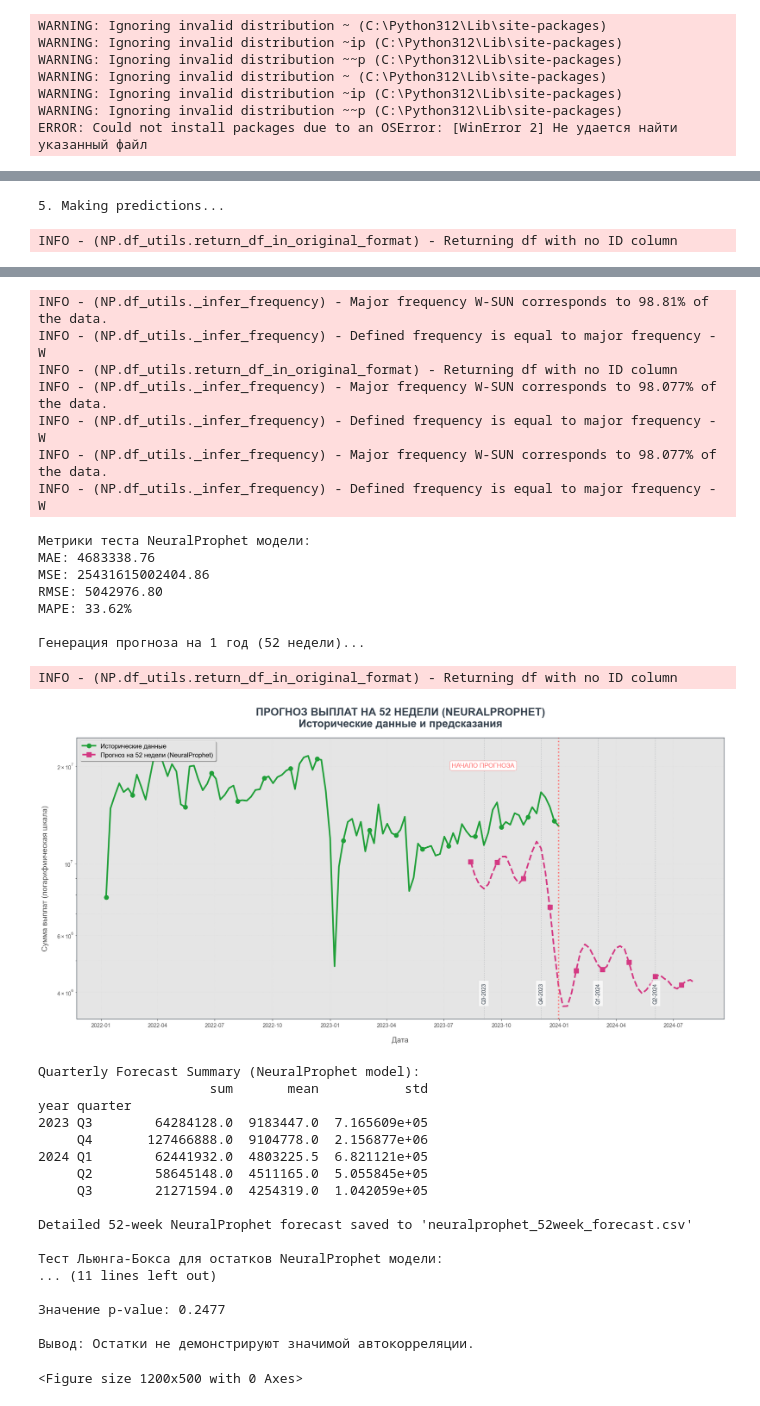
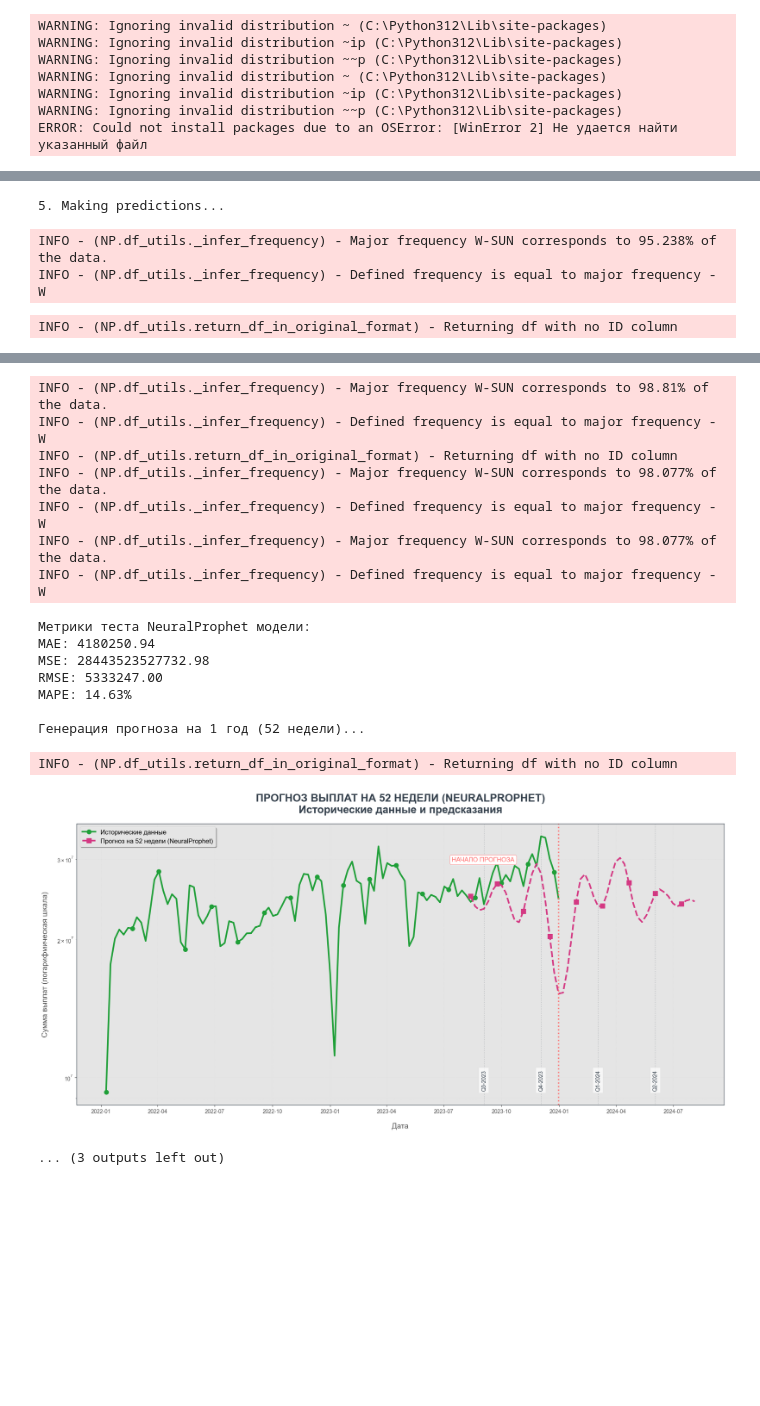
Before and after one commit to MaximIgitov/cup_it_25, a Jupyter notebook: hypotheses/h7_neural_prophet.ipynb, the cells around one changed output, grey strips where cells are left out. Drawn from its saved outputs; the diff is of its cells as text; code cells hidden in the pictures; blank space fills up the shorter version.

Commit message:
decimal fix

```diff
--- a/hypotheses/h7_neural_prophet.ipynb
+++ b/hypotheses/h7_neural_prophet.ipynb
@@ -39,7 +39,7 @@ from statsmodels.stats.diagnostic import acorr_ljungbox
 
 # 1. Load and prepare data
 print("1. Loading and preparing data...")
-data = pd.read_csv(r"D:\repositories\cup_it_25\CupIT_Sber_data.csv", delimiter=";")
+data = pd.read_csv(r"D:\repositories\cup_it_25\CupIT_Sber_data.csv", delimiter=";", decimal=',')
 data['service_amount_net'] = pd.to_numeric(data['service_amount_net'], errors='coerce')
 data['service_date'] = pd.to_datetime(data['service_date'])
 data = data.dropna(subset=['service_date', 'service_amount_net'])
@@ -219,2 +217,4 @@ INFO - (NP.df_utils._infer_frequency) - Defined frequency is equal to major freq
 5. Making predictions...
-INFO - (NP.df_utils.return_df_in_original_format) - Returning df with no ID column
+INFO - (NP.df_utils._infer_frequency) - Major frequency W-SUN corresponds to 95.238% of the data.
+INFO - (NP.df_utils._infer_frequency) - Defined frequency is equal to major frequency - W
+INFO - (NP.df_utils.return_df_in_original_format) - Returning df with no ID column
@@ -222,34 +222,17 @@ INFO - (NP.df_utils.return_df_in_original_format) - Returning df with no ID colu
-INFO - (NP.df_utils._infer_frequency) - Major frequency W-SUN corresponds to 98.81% of the data.
-INFO - (NP.df_utils._infer_frequency) - Defined frequency is equal to major frequency - W
-INFO - (NP.df_utils.return_df_in_original_format) - Returning df with no ID column
-INFO - (NP.df_utils._infer_frequency) - Major frequency W-SUN corresponds to 98.077% of the data.
-INFO - (NP.df_utils._infer_frequency) - Defined frequency is equal to major frequency - W
-INFO - (NP.df_utils._infer_frequency) - Major frequency W-SUN corresponds to 98.077% of the data.
-INFO - (NP.df_utils._infer_frequency) - Defined frequency is equal to major frequency - W
-Метрики теста NeuralProphet модели:
-MAE: 4683338.76
-MSE: 25431615002404.86
-RMSE: 5042976.80
-MAPE: 33.62%
-
-Генерация прогноза на 1 год (52 недели)...
+INFO - (NP.df_utils._infer_frequency) - Major frequency W-SUN corresponds to 98.81% of the data.
+INFO - (NP.df_utils._infer_frequency) - Defined frequency is equal to major frequency - W
+INFO - (NP.df_utils.return_df_in_original_format) - Returning df with no ID column
+INFO - (NP.df_utils._infer_frequency) - Major frequency W-SUN corresponds to 98.077% of the data.
+INFO - (NP.df_utils._infer_frequency) - Defined frequency is equal to major frequency - W
+INFO - (NP.df_utils._infer_frequency) - Major frequency W-SUN corresponds to 98.077% of the data.
+INFO - (NP.df_utils._infer_frequency) - Defined frequency is equal to major frequency - W
-INFO - (NP.df_utils.return_df_in_original_format) - Returning df with no ID column
+Метрики теста NeuralProphet модели:
+MAE: 4180250.94
+MSE: 28443523527732.98
+RMSE: 5333247.00
+MAPE: 14.63%
+
+Генерация прогноза на 1 год (52 недели)...
+INFO - (NP.df_utils.return_df_in_original_format) - Returning df with no ID column
-[figure, old version]
+[figure, new version]
-Quarterly Forecast Summary (NeuralProphet model):
-                      sum       mean           std
-year quarter
-2023 Q3        64284128.0  9183447.0  7.165609e+05
-     Q4       127466888.0  9104778.0  2.156877e+06
-2024 Q1        62441932.0  4803225.5  6.821121e+05
-     Q2        58645148.0  4511165.0  5.055845e+05
-     Q3        21271594.0  4254319.0  1.042059e+05
-
-Detailed 52-week NeuralProphet forecast saved to 'neuralprophet_52week_forecast.csv'
-
-Тест Льюнга-Бокса для остатков NeuralProphet модели:
-... (11 lines left out)
-
-Значение p-value: 0.2477
-
-Вывод: Остатки не демонстрируют значимой автокорреляции.
-<Figure size 1200x500 with 0 Axes>
+... (3 outputs left out)
```
Also changed, not shown: parts of 1 cell of this notebook, 15 other files.
